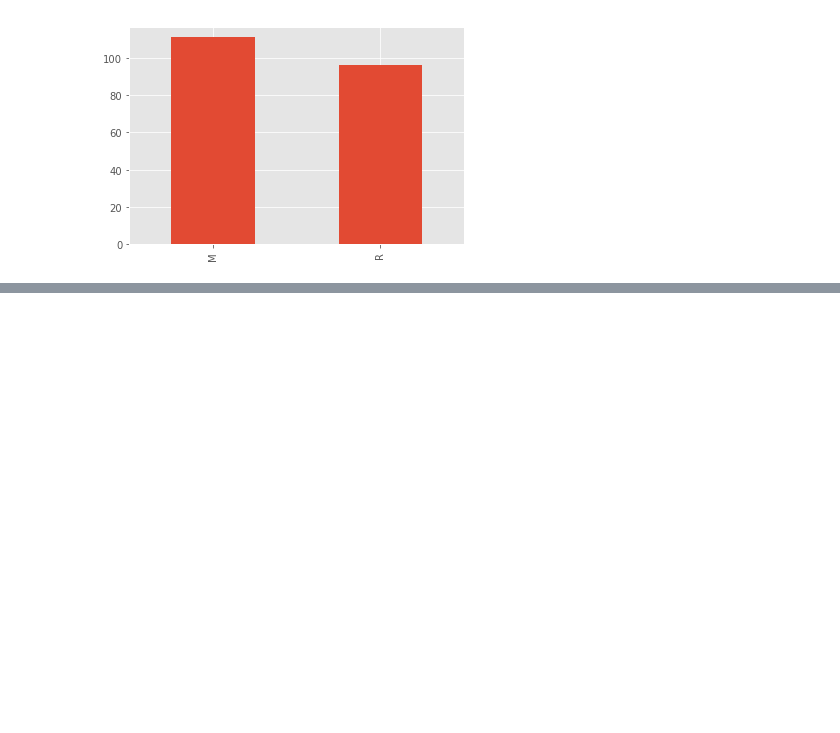
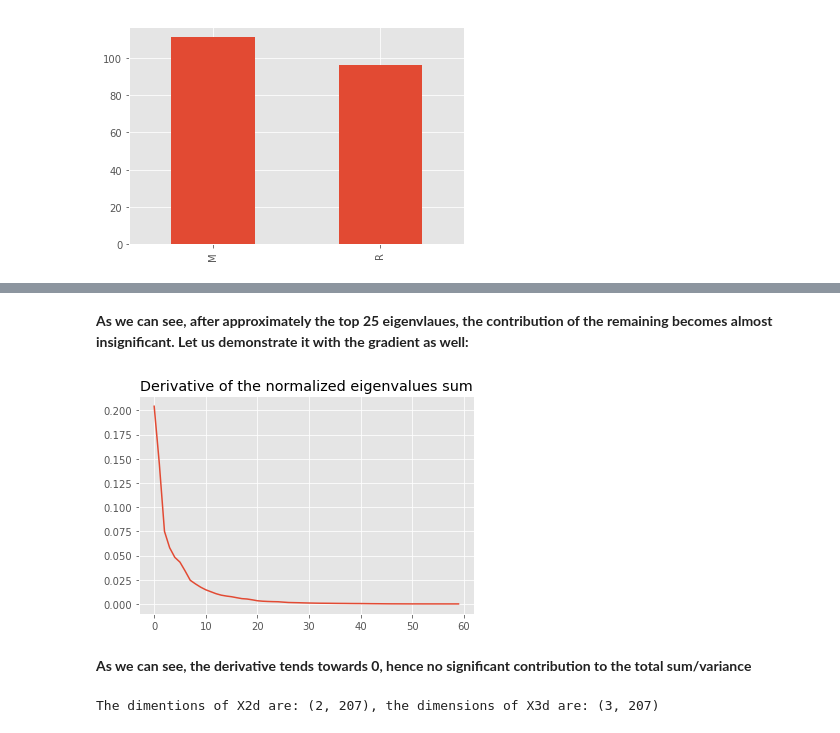
Before and after one commit to DorHugi/techDataScience, a Jupyter notebook: wet_3/Wet3.ipynb, the cells around one changed output, grey strips where cells are left out. Cells and saved outputs as stored; diff of their text form; code cells hidden in the pictures; blank space fills up the shorter version.

```diff
--- a/wet_3/Wet3.ipynb
+++ b/wet_3/Wet3.ipynb
@@ -36,0 +84,26 @@ sr.value_counts().plot(kind='bar')
+# %% [markdown]
+**As we can see, after approximately the top 25 eigenvlaues, the contribution of the remaining becomes almost insignificant. Let us demonstrate it with the gradient as well:**
+# %%
+cumSumGradient = np.gradient(cum_var_exp)
+plt.plot(cumSumGradient)
+plt.title('Derivative of the normalized eigenvalues sum')
+
+plt.show()
+# %% [output]
+[figure, added]
+# %% [markdown]
+**As we can see, the derivative tends towards 0, hence no significant contribution to the total sum/variance**
+# %%
+#Now, after we've computed the eigenvectors and values, let us project our data into 2/3 dimentional subspace.
+W2d = eig_vecs[:,0:2]
+W3d = eig_vecs[:,0:3]
+
+#After we've calculated the transformation matrices, let us compute the projected data.
+
+X2d = W2d.T.dot(X)
+X3d = W3d.T.dot(X)
+
+#As expected, the new shapes of X are (dim,No* of samples) - in our case (2/3,207)
+print ('The dimentions of X2d are: {}. The dimensions of X3d are: {}'.format(X2d.shape,X3d.shape))
+# %% [output]
+The dimentions of X2d are: (2, 207), the dimensions of X3d are: (3, 207)
```
Also changed, not shown: parts of 11 cells of this notebook.
